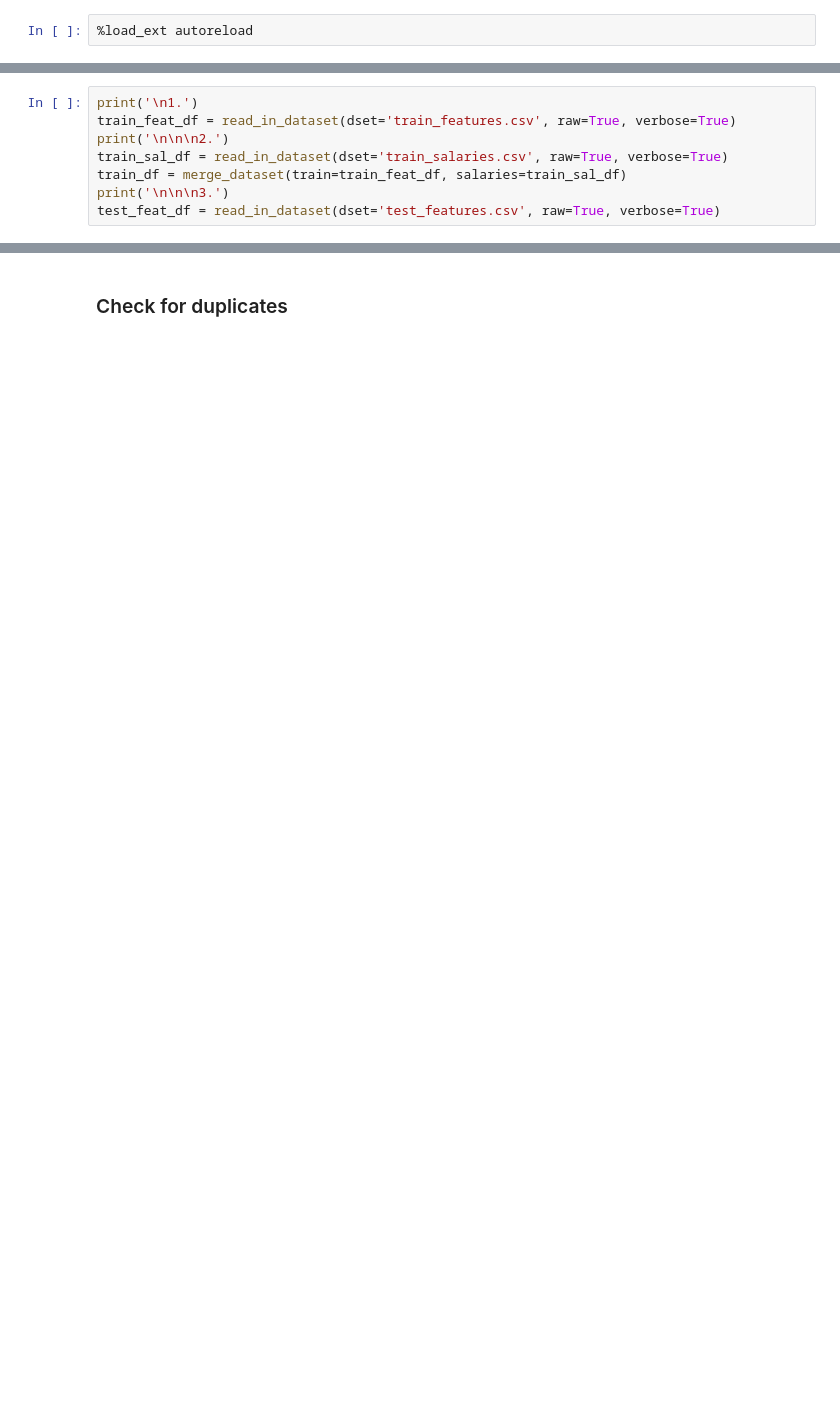
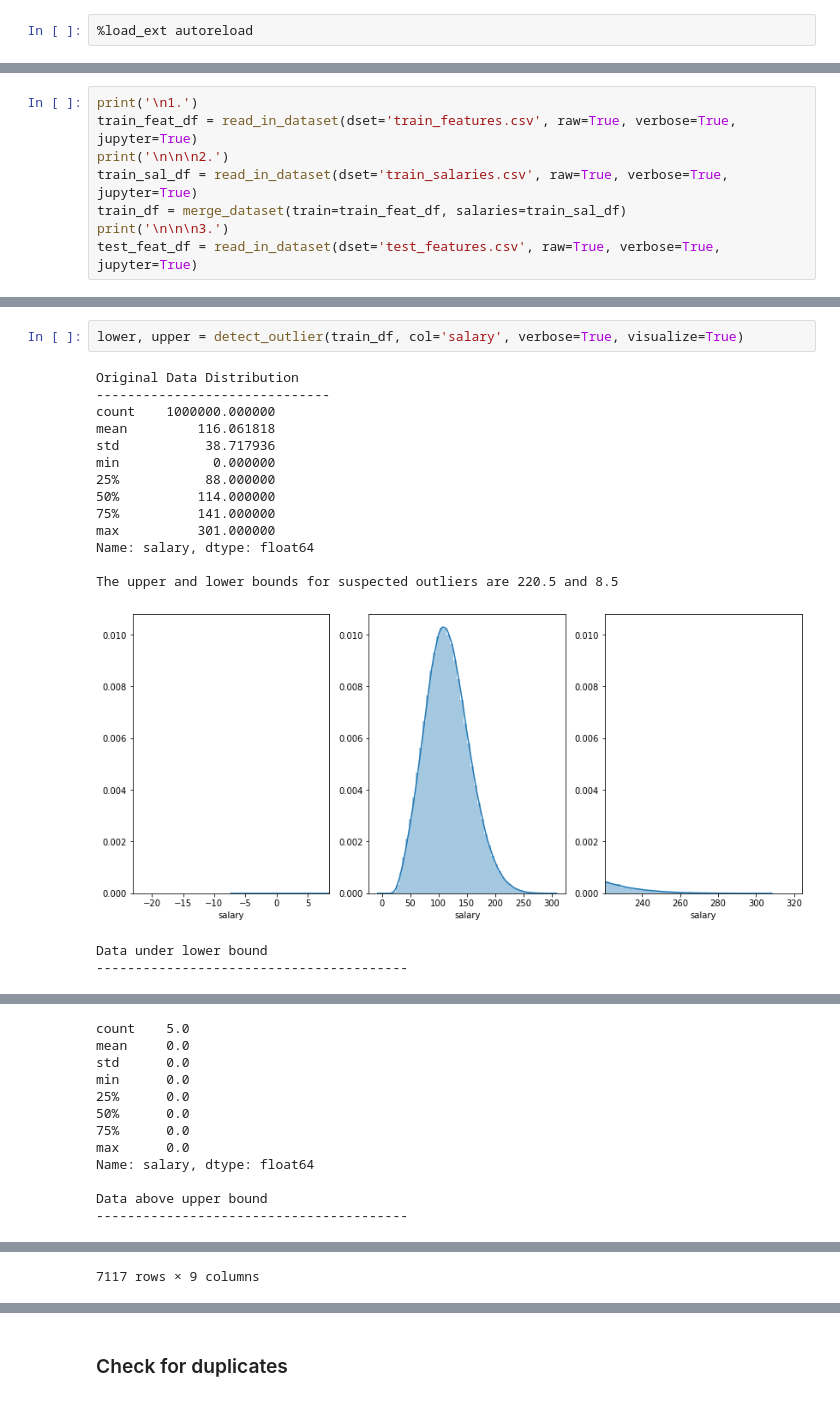
Before and after one commit to ktl014/SalaryPredictionPortfolio, a Jupyter notebook: src/notebooks/interact_dataset.ipynb, the cells around one changed output, grey strips where cells are left out. Drawn from its saved outputs; the diff is of its cells as text; blank space fills up the shorter version.

Commit message:
add interact_dataset_helpers

```diff
--- a/src/notebooks/interact_dataset.ipynb
+++ b/src/notebooks/interact_dataset.ipynb
@@ -25,11 +34,11 @@ Focus on getting a high level of the dataset in the very beginning.
 # %%
 print('\n1.')
-train_feat_df = read_in_dataset(dset='train_features.csv', raw=True, verbose=True)
+train_feat_df = read_in_dataset(dset='train_features.csv', raw=True, verbose=True, jupyter=True)
 print('\n\n\n2.')
-train_sal_df = read_in_dataset(dset='train_salaries.csv', raw=True, verbose=True)
+train_sal_df = read_in_dataset(dset='train_salaries.csv', raw=True, verbose=True, jupyter=True)
 train_df = merge_dataset(train=train_feat_df, salaries=train_sal_df)
 print('\n\n\n3.')
-test_feat_df = read_in_dataset(dset='test_features.csv', raw=True, verbose=True)
+test_feat_df = read_in_dataset(dset='test_features.csv', raw=True, verbose=True, jupyter=True)
 # %% [output]
 1.
 
@@ -50,0 +157,19 @@ jobId                  1000000 non-null object
+# %%
+lower, upper = detect_outlier(train_df, col='salary', verbose=True, visualize=True)
+# %% [output]
+Original Data Distribution
+------------------------------
+count    1000000.000000
+mean         116.061818
+std           38.717936
+min            0.000000
+25%           88.000000
+50%          114.000000
+75%          141.000000
+max          301.000000
+Name: salary, dtype: float64
+
+The upper and lower bounds for suspected outliers are 220.5 and 8.5
+[figure, added]
+Data under lower bound
+----------------------------------------
@@ -50,0 +182,12 @@ jobId                  1000000 non-null object
+count    5.0
+mean     0.0
+std      0.0
+min      0.0
+25%      0.0
+50%      0.0
+75%      0.0
+max      0.0
+Name: salary, dtype: float64
+
+Data above upper bound
+----------------------------------------
@@ -50,0 +206 @@ jobId                  1000000 non-null object
+7117 rows × 9 columns
```
Also changed, not shown: parts of 31 cells of this notebook, 7 other files.
